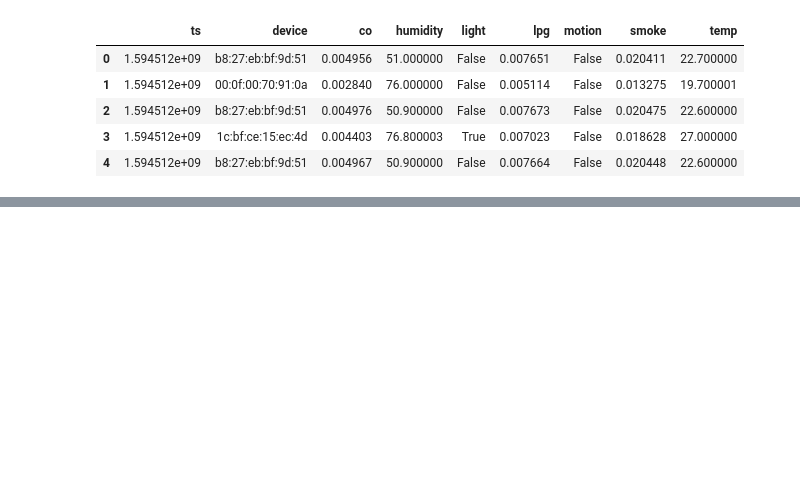
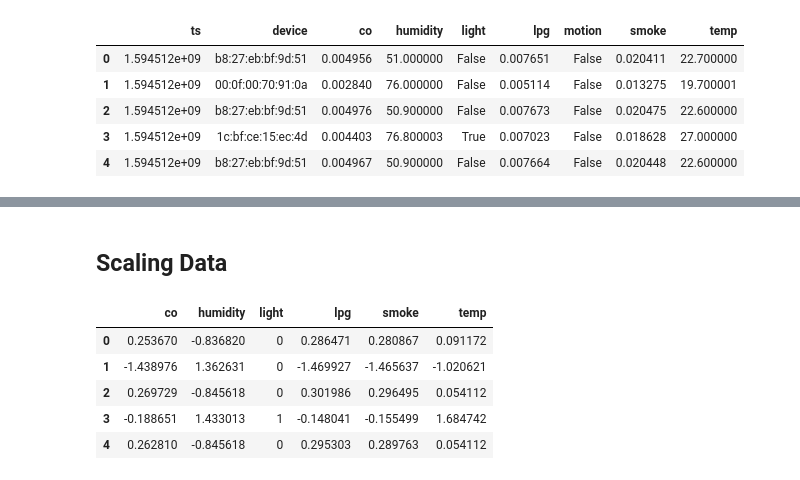
Before and after one commit to sulaimangm/SEP769_CPS_DeepLearning, a Jupyter notebook: SEP769_Classification.ipynb, the cells around one changed output, grey strips where cells are left out. Cells and saved outputs as stored; diff of their text form; code cells hidden in the pictures; blank space fills up the shorter version.

```diff
--- a/SEP769_Classification.ipynb
+++ b/SEP769_Classification.ipynb
@@ -77,0 +91,15 @@ deviceEnc.index = df.index
+# %% [markdown]
+## Scaling Data
+# %%
+columns_to_scale = ['co', 'humidity', 'lpg', 'smoke', 'temp']
+scaler = StandardScaler()
+scaled_df = cleaned_df.copy()
+scaled_df[columns_to_scale] = scaler.fit_transform(scaled_df[columns_to_scale])
+scaled_df.head()
+# %% [output]
+|  | co | humidity | light | lpg | smoke | temp |
+| 0 | 0.253670 | -0.836820 | 0 | 0.286471 | 0.280867 | 0.091172 |
+| 1 | -1.438976 | 1.362631 | 0 | -1.469927 | -1.465637 | -1.020621 |
+| 2 | 0.269729 | -0.845618 | 0 | 0.301986 | 0.296495 | 0.054112 |
+| 3 | -0.188651 | 1.433013 | 1 | -0.148041 | -0.155499 | 1.684742 |
+| 4 | 0.262810 | -0.845618 | 0 | 0.295303 | 0.289763 | 0.054112 |
```
Also changed, not shown: parts of 32 cells of this notebook.
